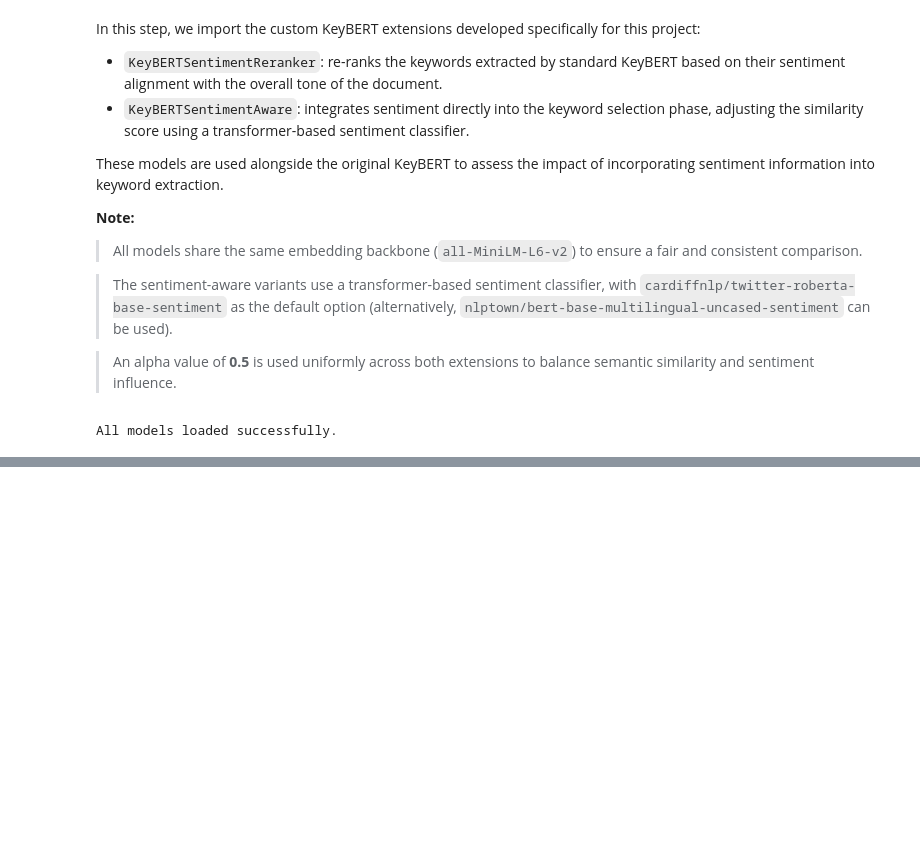
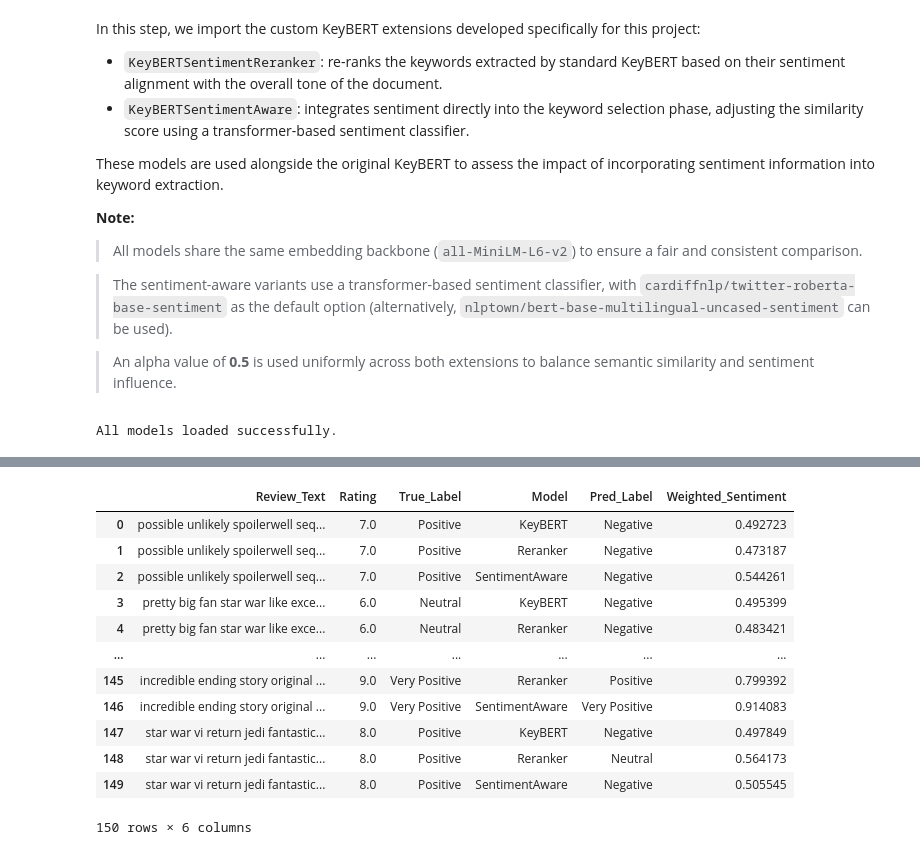
Before and after one commit to Manuele23/DNLP-KeyBert, a Jupyter notebook: SentimentAwareKeyBERT/model_evaluation/model_evaluation.ipynb, the cells around one changed output, grey strips where cells are left out. Saved outputs shown, nothing was run; the diff lists cells and outputs as text; code cells hidden in the pictures; blank space fills up the shorter version.

```diff
--- a/SentimentAwareKeyBERT/model_evaluation/model_evaluation.ipynb
+++ b/SentimentAwareKeyBERT/model_evaluation/model_evaluation.ipynb
@@ -368,0 +791,16 @@ KeyBERT (Baseline)
+# %%
+validation_df
+# %% [output]
+|  | Review_Text | Rating | True_Label | Model | Pred_Label | Weighted_Sentiment |
+| 0 | possible unlikely spoilerwell seq... | 7.0 | Positive | KeyBERT | Negative | 0.492723 |
+| 1 | possible unlikely spoilerwell seq... | 7.0 | Positive | Reranker | Negative | 0.473187 |
+| 2 | possible unlikely spoilerwell seq... | 7.0 | Positive | SentimentAware | Negative | 0.544261 |
+| 3 | pretty big fan star war like exce... | 6.0 | Neutral | KeyBERT | Negative | 0.495399 |
+| 4 | pretty big fan star war like exce... | 6.0 | Neutral | Reranker | Negative | 0.483421 |
+| ... | ... | ... | ... | ... | ... | ... |
+| 145 | incredible ending story original ... | 9.0 | Very Positive | Reranker | Positive | 0.799392 |
+| 146 | incredible ending story original ... | 9.0 | Very Positive | SentimentAware | Very Positive | 0.914083 |
+| 147 | star war vi return jedi fantastic... | 8.0 | Positive | KeyBERT | Negative | 0.497849 |
+| 148 | star war vi return jedi fantastic... | 8.0 | Positive | Reranker | Neutral | 0.564173 |
+| 149 | star war vi return jedi fantastic... | 8.0 | Positive | SentimentAware | Negative | 0.505545 |
+150 rows × 6 columns
```
Also changed, not shown: parts of 24 cells of this notebook, 4 other files.
